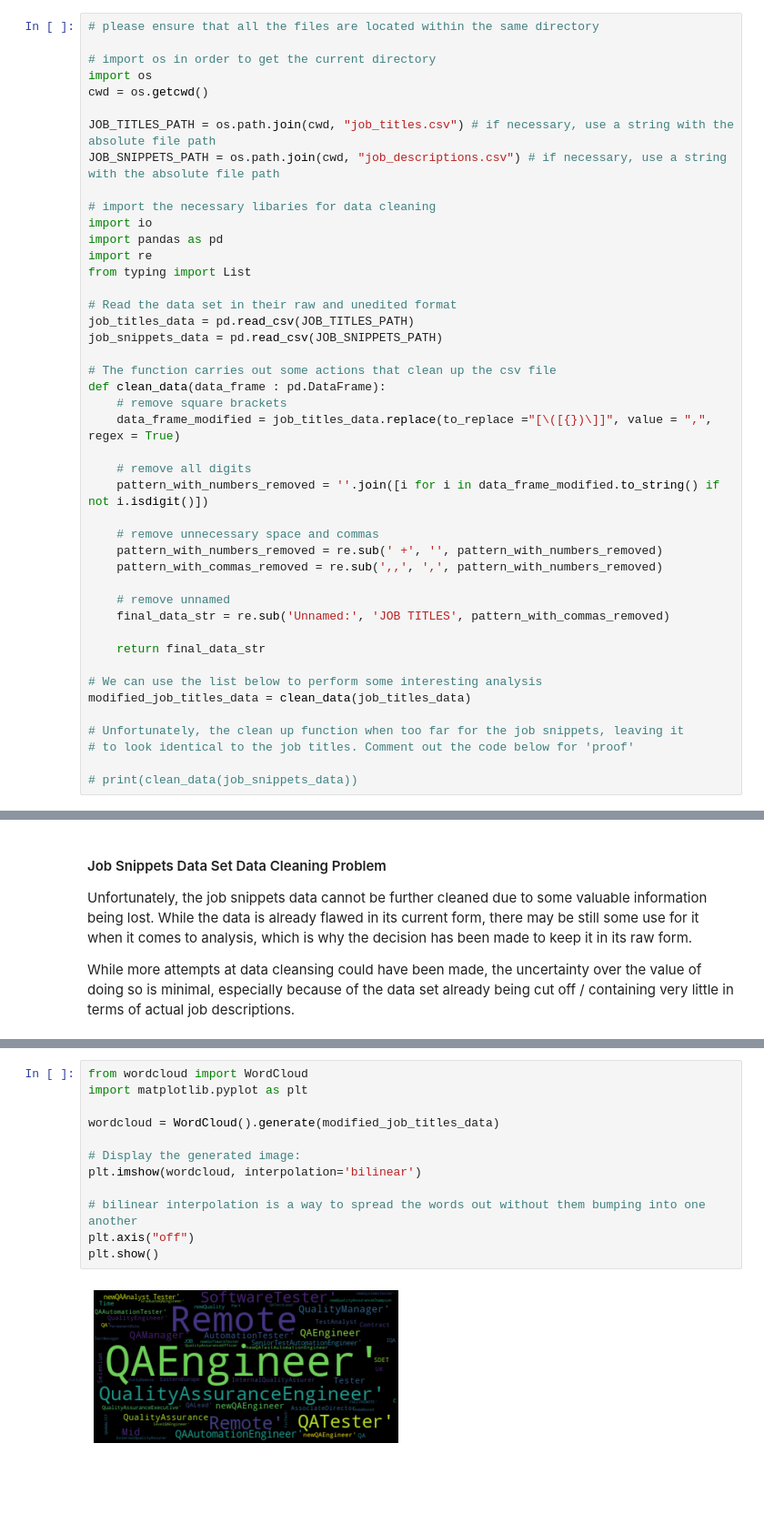
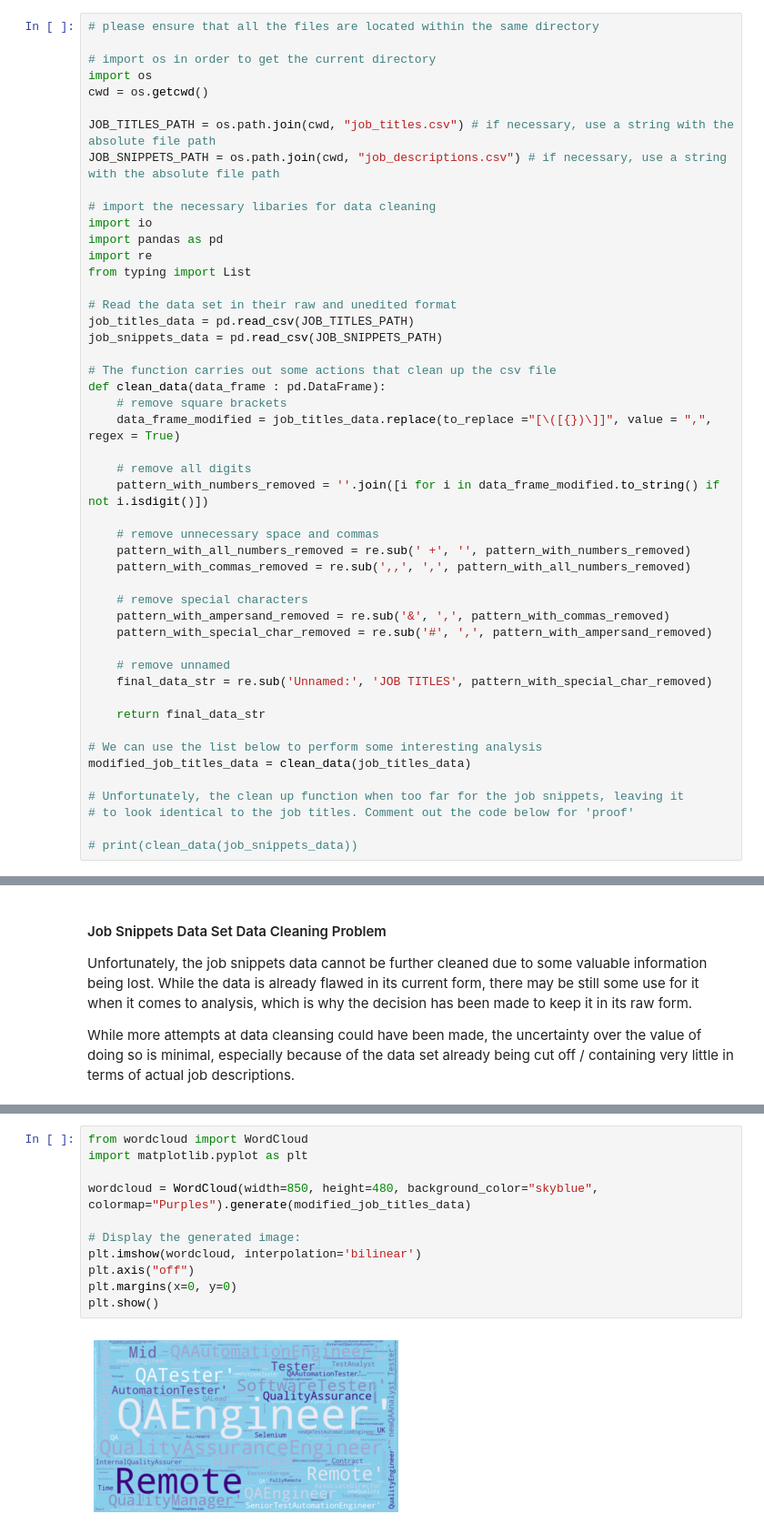
Before and after one commit to HedonisticOpportunist/Programming-with-Data, a Jupyter notebook: Data Programming Project.ipynb, the cells around one changed output, grey strips where cells are left out. Shown: that part at 91% size. Saved outputs shown, nothing was run; the diff lists cells and outputs as text; blank space fills up the shorter version.

```diff
--- a/Data Programming Project.ipynb
+++ b/Data Programming Project.ipynb
@@ -583,11 +586,15 @@ def clean_data(data_frame : pd.DataFrame):
     pattern_with_numbers_removed = ''.join([i for i in data_frame_modified.to_string() if not i.isdigit()])
 
     # remove unnecessary space and commas
-    pattern_with_numbers_removed = re.sub(' +', '', pattern_with_numbers_removed)
-    pattern_with_commas_removed = re.sub(',,', ',', pattern_with_numbers_removed)
+    pattern_with_all_numbers_removed = re.sub(' +', '', pattern_with_numbers_removed)
+    pattern_with_commas_removed = re.sub(',,', ',', pattern_with_all_numbers_removed)
+
+    # remove special characters
+    pattern_with_ampersand_removed = re.sub('&', ',', pattern_with_commas_removed)
+    pattern_with_special_char_removed = re.sub('#', ',', pattern_with_ampersand_removed)
 
     # remove unnamed
-    final_data_str = re.sub('Unnamed:', 'JOB TITLES', pattern_with_commas_removed)
+    final_data_str = re.sub('Unnamed:', 'JOB TITLES', pattern_with_special_char_removed)
 
     return final_data_str
 
@@ -664,17 +712,16 @@ The cell below displays job titles as a word cloud.
 # %%
 from wordcloud import WordCloud
 import matplotlib.pyplot as plt
 
-wordcloud = WordCloud().generate(modified_job_titles_data)
+wordcloud = WordCloud(width=850, height=480, background_color="skyblue", colormap="Purples").generate(modified_job_titles_data)
 
 # Display the generated image:
 plt.imshow(wordcloud, interpolation='bilinear')
-
-# bilinear interpolation is a way to spread the words out without them bumping into one another
 plt.axis("off")
+plt.margins(x=0, y=0)
 plt.show()
 # %% [output]
-[figure, old version]
+[figure, new version]
 # %% [markdown]
 #### Most Frequent Job Titles Calculated Using The Counter Class <a id="counter_class"></a>
 
```
Also changed, not shown: parts of 16 cells of this notebook.
